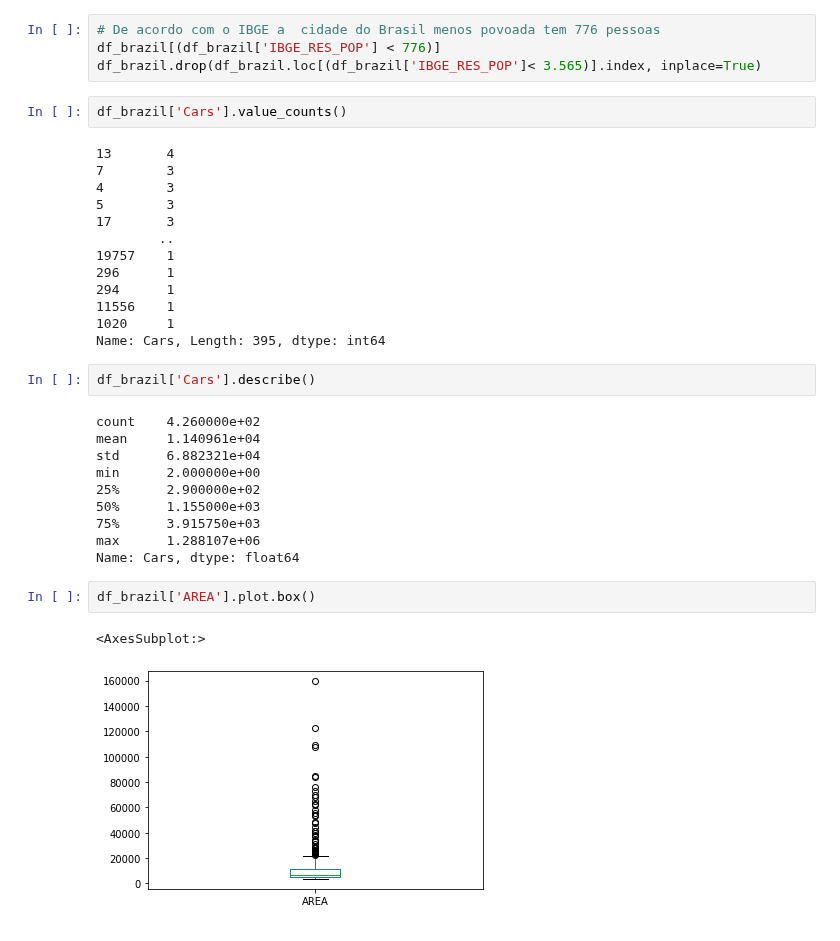
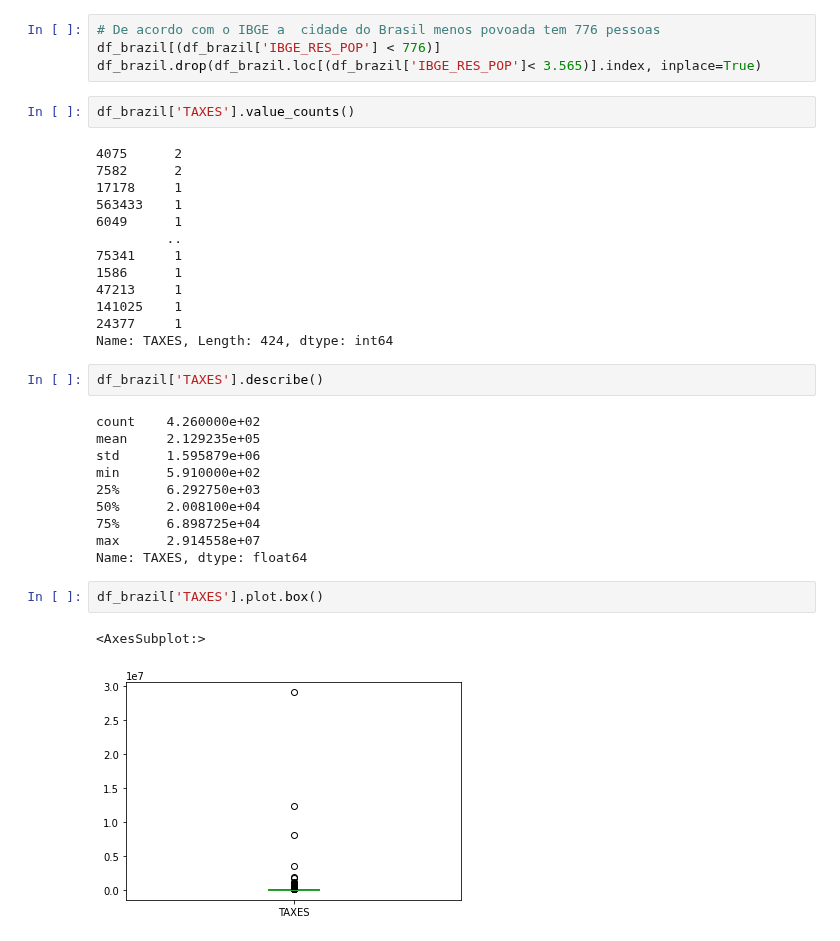
Before and after one commit to leydsonbarros/Brazilian_Cities, a Jupyter notebook: brazilian_cities.ipynb, the cells around one changed output. Drawn from its saved outputs; the diff is of its cells as text.

Commit message:
Update brazilian_cities.ipynb
Uso da coluna Taxas para aplicar a limpeza de outliers unidimensional

```diff
--- a/brazilian_cities.ipynb
+++ b/brazilian_cities.ipynb
@@ -341,35 +219,35 @@ df_brazil.drop(df_brazil.loc[(df_brazil['AREA'] <  3565)].index, inplace=True)
 df_brazil[(df_brazil['IBGE_RES_POP'] < 776)]
 df_brazil.drop(df_brazil.loc[(df_brazil['IBGE_RES_POP']< 3.565)].index, inplace=True)
 # %%
-df_brazil['Cars'].value_counts()
+df_brazil['TAXES'].value_counts()
 # %% [output]
-13       4
-7        3
-4        3
-5        3
-17       3
-        ..
-19757    1
-296      1
-294      1
-11556    1
-1020     1
-Name: Cars, Length: 395, dtype: int64
+4075      2
+7582      2
+17178     1
+563433    1
+6049      1
+         ..
+75341     1
+1586      1
+47213     1
+141025    1
+24377     1
+Name: TAXES, Length: 424, dtype: int64
 # %%
-df_brazil['Cars'].describe()
+df_brazil['TAXES'].describe()
 # %% [output]
 count    4.260000e+02
-mean     1.140961e+04
-std      6.882321e+04
-min      2.000000e+00
-25%      2.900000e+02
-50%      1.155000e+03
-75%      3.915750e+03
-max      1.288107e+06
-Name: Cars, dtype: float64
+mean     2.129235e+05
+std      1.595879e+06
+min      5.910000e+02
+25%      6.292750e+03
+50%      2.008100e+04
+75%      6.898725e+04
+max      2.914558e+07
+Name: TAXES, dtype: float64
 # %%
-df_brazil['AREA'].plot.box()
+df_brazil['TAXES'].plot.box()
 # %% [output]
 <AxesSubplot:>
-[figure, old version]
+[figure, new version]
 # %%
```
Also changed, not shown: parts of 41 cells of this notebook.
